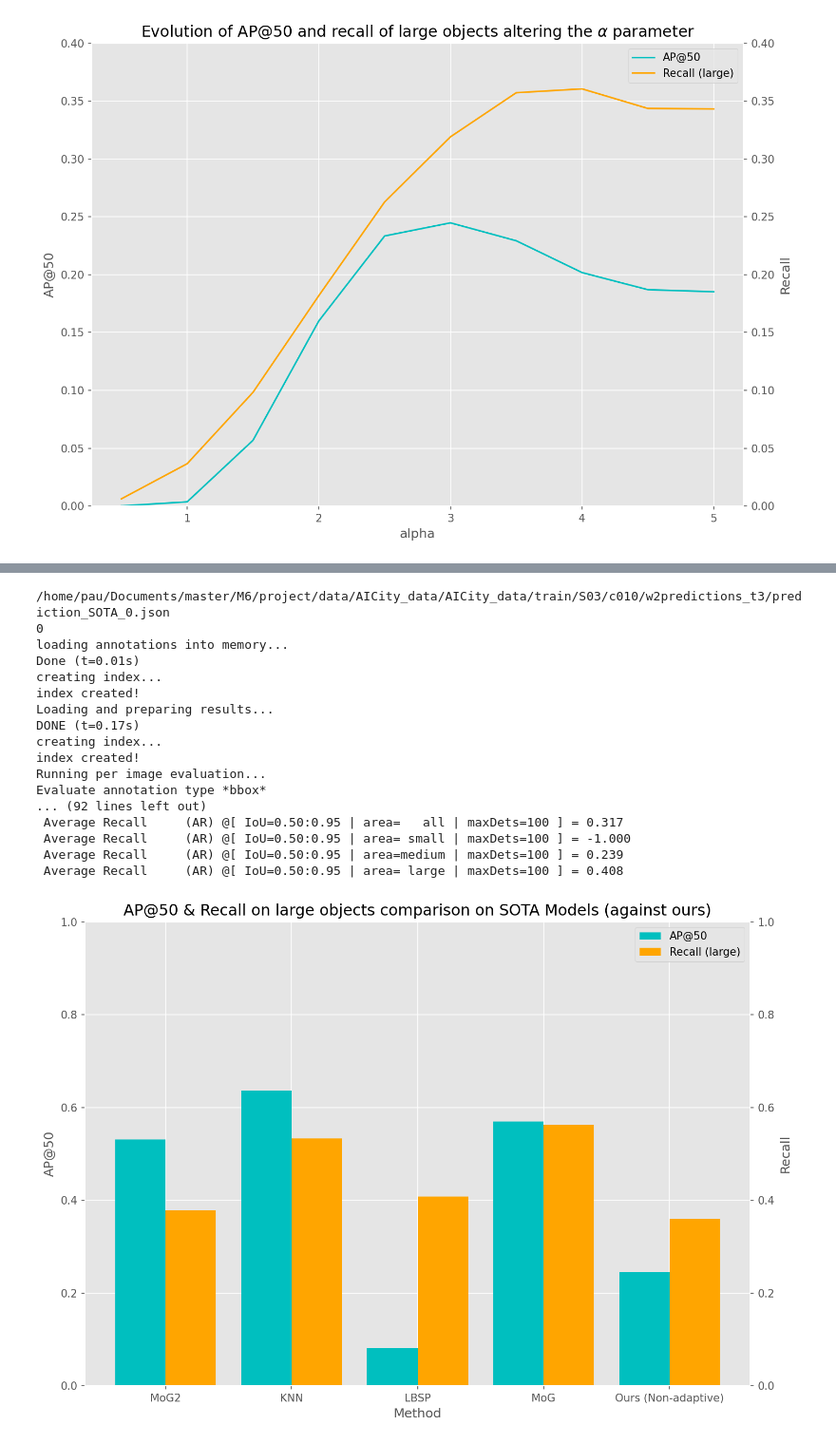
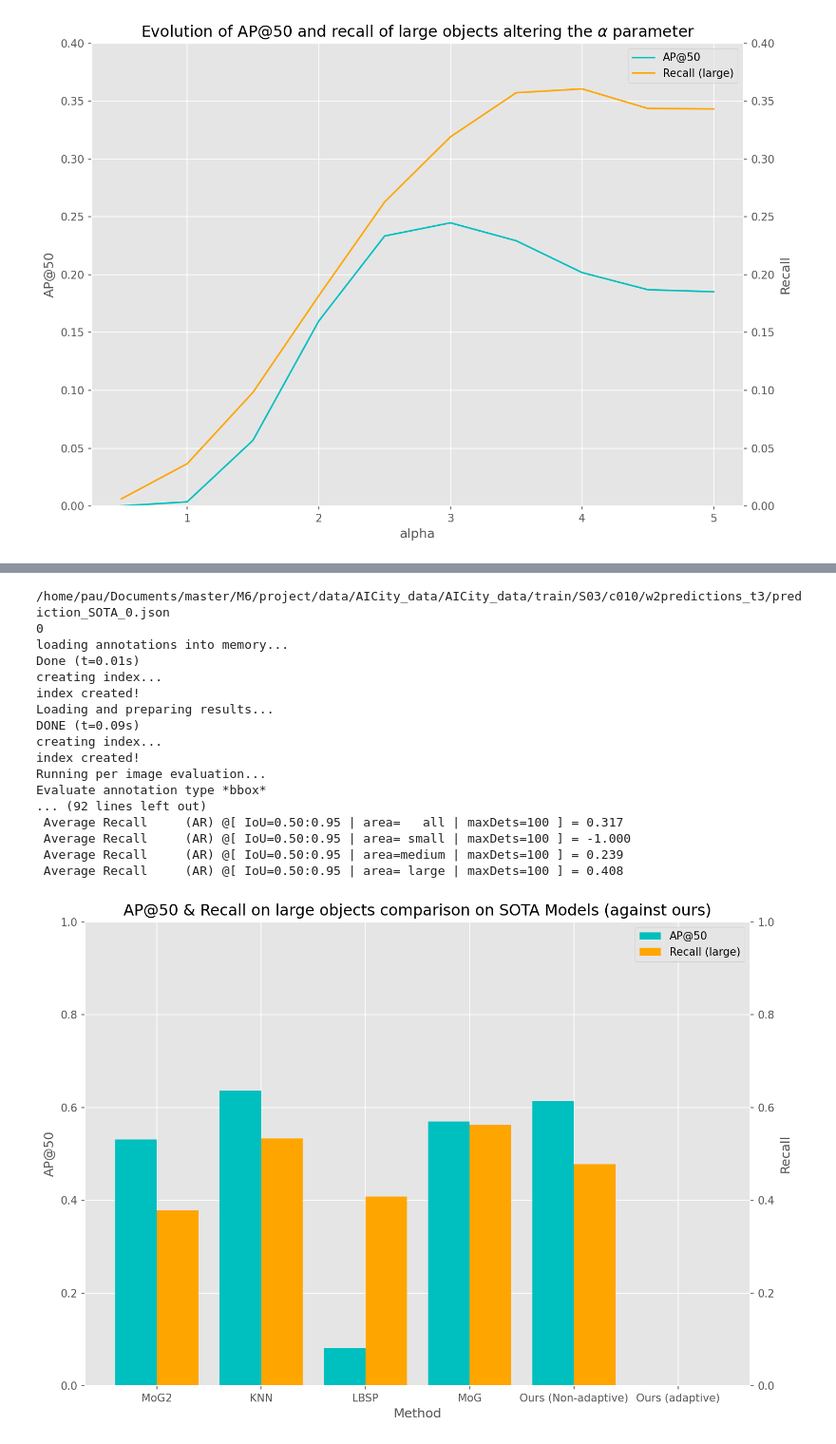
Before and after one commit to mcv-m6-video/mcv-m6-2022-team1, a Jupyter notebook: w2/slide_figures.ipynb, the cells around one changed output, grey strips where cells are left out. Shown at 95% size. Cells and saved outputs as stored; diff of their text form; code cells hidden in the pictures.

```diff
--- a/w2/slide_figures.ipynb
+++ b/w2/slide_figures.ipynb
@@ -131,9 +246,9 @@ out_path = Path(
     "S03/c010/w2predictions_t3"
 )
 
-ap50 = np.zeros(5)
-reclarge = np.zeros(5)
-names = ["MoG2", "KNN", "LBSP", "MoG", "Ours (Non-adaptive)"]
+ap50 = np.zeros(6)
+reclarge = np.zeros(6)
+names = ["MoG2", "KNN", "LBSP", "MoG", "Ours (Non-adaptive)", "Ours (adaptive)"]
 
 for prediction_file in out_path.glob("*.json"):
     print(str(prediction_file))
@@ -184,6 +299,9 @@ for prediction_file in out_path.glob("*.json"):
 
 ap50[4] = best_ours_ap
 reclarge[4] = best_ours_rec
+
+ap50[4] = best_ours_adaptive_ap
+reclarge[4] = best_ours_adaptive_rec
 # %% [output]
 /home/pau/Documents/master/M6/project/data/AICity_data/AICity_data/train/S03/c010/w2predictions_t3/prediction_SOTA_0.json
 0
@@ -192,7 +310,7 @@ Done (t=0.01s)
 creating index...
 index created!
 Loading and preparing results...
-DONE (t=0.17s)
+DONE (t=0.09s)
 creating index...
 index created!
 Running per image evaluation...
@@ -206,35 +324,35 @@ Evaluate annotation type *bbox*
 import matplotlib.pyplot as plt
 
 plt.figure(dpi=150, figsize=(10, 7))
 plt.style.use('ggplot')
 plt.title("AP@50 & Recall on large objects comparison on SOTA Models (against ours)")
 plt.xlabel("Method")
 
-pos_x = np.arange(5)
+pos_x = np.arange(6)
 pos_ap_x = pos_x - 0.2
 pos_re_x = pos_x + 0.2
 
 ax1 = plt.subplot()
 ax2 = ax1.twinx()
 ax2.grid(False)
 
 l1 = ax1.bar(x=pos_ap_x, height=ap50, width=0.4,color='c')
 ax1.set_ylabel("AP@50")
 ax1.set_ylim([0, 1.0])
 
 l2 = ax2.bar(x=pos_re_x, height=reclarge, width=0.4, color="orange")
 ax2.set_ylabel("Recall")
 ax2.set_ylim([0, 1.0])
 ax1.set_xticks(pos_x, labels=names)
 
 
 plt.legend([l1, l2], ["AP@50", "Recall (large)"])
 plt.tight_layout()
 plt.savefig("./plots/t31_comparison.png")
 plt.show()
 plt.close()
 # %% [output]
-[figure, old version]
+[figure, new version]
 # %%
 from pathlib import Path
 from data import FrameLoader
```
Also changed, not shown: parts of 4 cells of this notebook, 36 other files.
